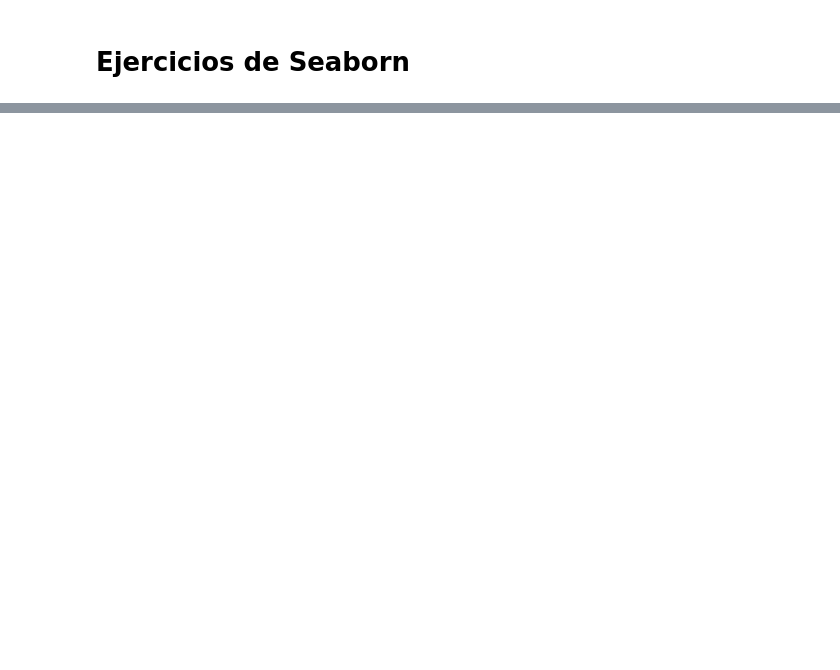
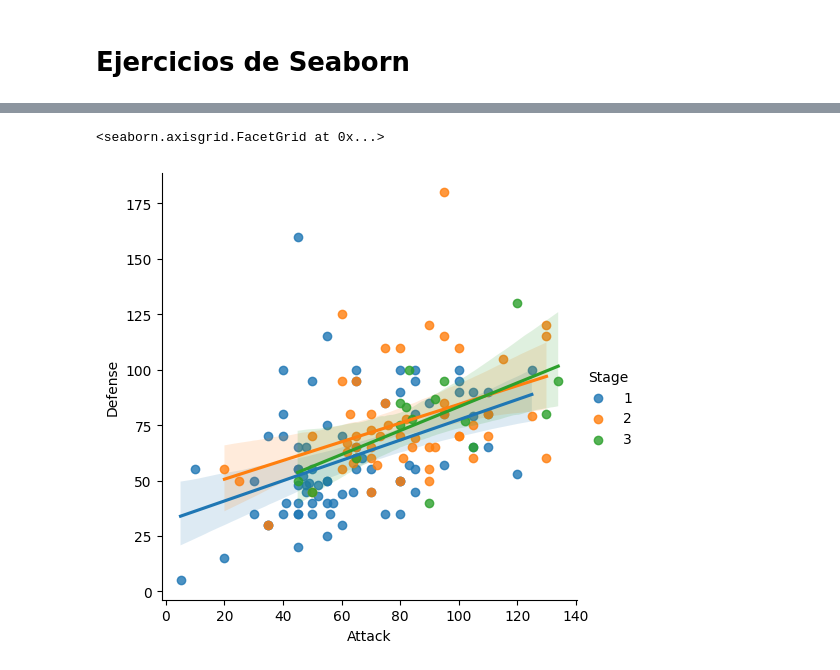
Before and after one commit to diego-dng/0426_DS_VITORIA-GASTEIZ, a Jupyter notebook: 2-Data_analysis/4-Visualización/2-Seaborn/Ejercicios/ejercicios_Seaborn.ipynb, the cells around one changed output, grey strips where cells are left out. Saved outputs shown, nothing was run; the diff lists cells and outputs as text; code cells hidden in the pictures; blank space fills up the shorter version.

```diff
--- a/2-Data_analysis/4-Visualización/2-Seaborn/Ejercicios/ejercicios_Seaborn.ipynb
+++ b/2-Data_analysis/4-Visualización/2-Seaborn/Ejercicios/ejercicios_Seaborn.ipynb
@@ -15,5 +80,10 @@
 # %%
 # 7. Vamos a decir qué variable (columna del DataFrame) codifica los colores (hue)
 # Que el hue sea el Stage
+# %%
+sns.lmplot(df, x= "Attack", y = "Defense", hue = "Stage")
+# %% [output]
+<seaborn.axisgrid.FacetGrid at 0x...>
+[figure, added]
 # %%
 # 8. Limita el eje x entre 20 y 100
```
Also changed, not shown: parts of 45 cells of this notebook, 4 other files.
